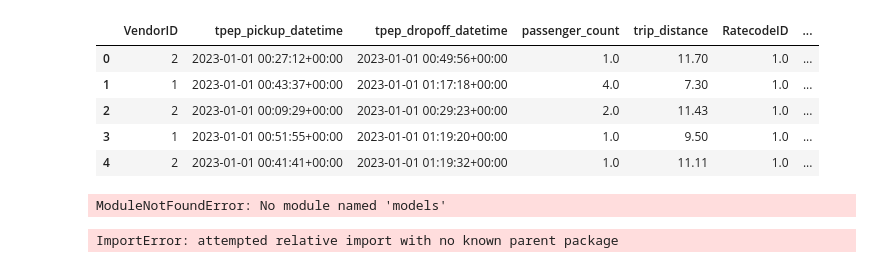
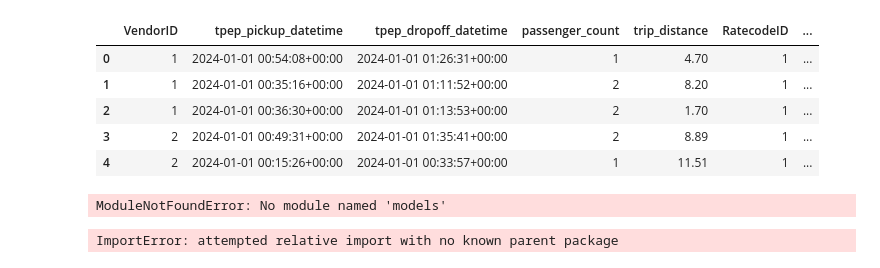
Before and after one commit to yjalil/prelectureMLops, a Jupyter notebook: project/notebooks/first_notebook.ipynb, the cells around one changed output. Drawn from its saved outputs; the diff is of its cells as text; code cells hidden in the pictures.

```diff
--- a/project/notebooks/first_notebook.ipynb
+++ b/project/notebooks/first_notebook.ipynb
@@ -11,18 +9,17 @@ FileNotFoundError: [Errno 2] No such file or directory: '/home/yjalil/code/prele
 # %%
 
-
-client.query('''SELECT Count(*) FROM `da1774.test.taxi1` as how_many''').result()
-query_job = client.query('''SELECT * FROM `da1774.test.taxi1` LIMIT 100 ''')
+source = "jan2024_yellow"
+query_job = client.query(f'''SELECT * FROM `da1774.taxifare.{source}` LIMIT 100 ''')
 results = query_job.result()
 df = results.to_dataframe()
 df.head()
 # %% [output]
 |  | VendorID | tpep_pickup_datetime | tpep_dropoff_datetime | passenger_count | trip_distance | RatecodeID | ... |
-| 0 | 2 | 2023-01-01 00:27:12+00:00 | 2023-01-01 00:49:56+00:00 | 1.0 | 11.70 | 1.0 | ... |
-| 1 | 1 | 2023-01-01 00:43:37+00:00 | 2023-01-01 01:17:18+00:00 | 4.0 | 7.30 | 1.0 | ... |
-| 2 | 2 | 2023-01-01 00:09:29+00:00 | 2023-01-01 00:29:23+00:00 | 2.0 | 11.43 | 1.0 | ... |
-| 3 | 1 | 2023-01-01 00:51:55+00:00 | 2023-01-01 01:19:20+00:00 | 1.0 | 9.50 | 1.0 | ... |
-| 4 | 2 | 2023-01-01 00:41:41+00:00 | 2023-01-01 01:19:32+00:00 | 1.0 | 11.11 | 1.0 | ... |
+| 0 | 1 | 2024-01-01 00:54:08+00:00 | 2024-01-01 01:26:31+00:00 | 1 | 4.70 | 1 | ... |
+| 1 | 1 | 2024-01-01 00:35:16+00:00 | 2024-01-01 01:11:52+00:00 | 2 | 8.20 | 1 | ... |
+| 2 | 1 | 2024-01-01 00:36:30+00:00 | 2024-01-01 01:13:53+00:00 | 2 | 1.70 | 1 | ... |
+| 3 | 2 | 2024-01-01 00:49:31+00:00 | 2024-01-01 01:35:41+00:00 | 2 | 8.89 | 1 | ... |
+| 4 | 2 | 2024-01-01 00:15:26+00:00 | 2024-01-01 00:33:57+00:00 | 1 | 11.51 | 1 | ... |
 # %%
 from models.regression_taxifare import hello
 # %% [output]
```
Also changed, not shown: parts of 1 cell of this notebook, 9 other files.
